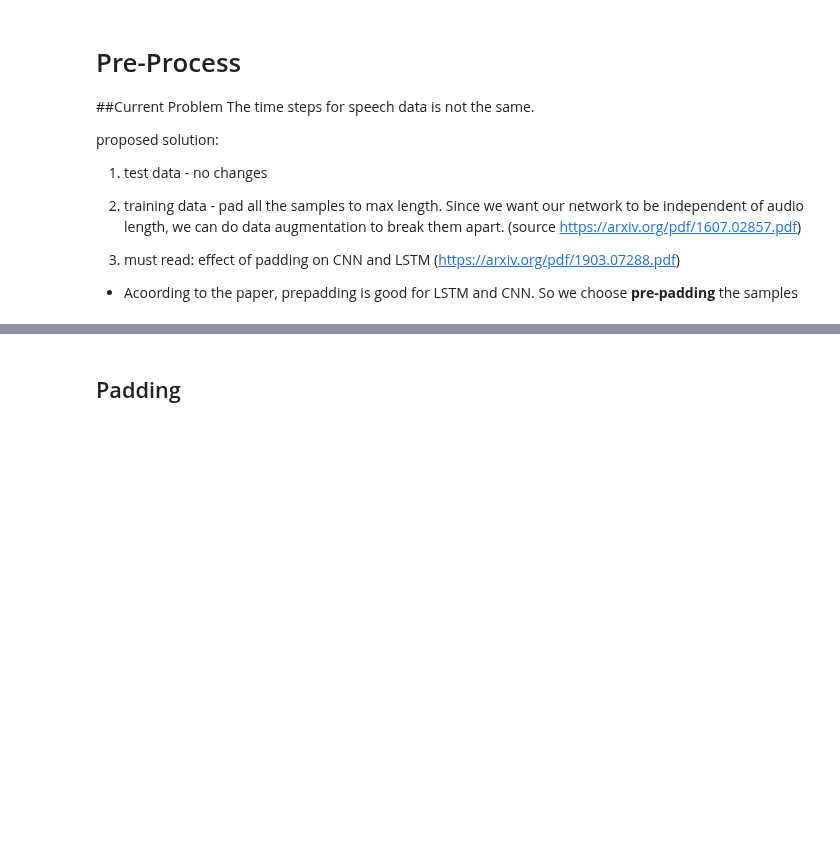
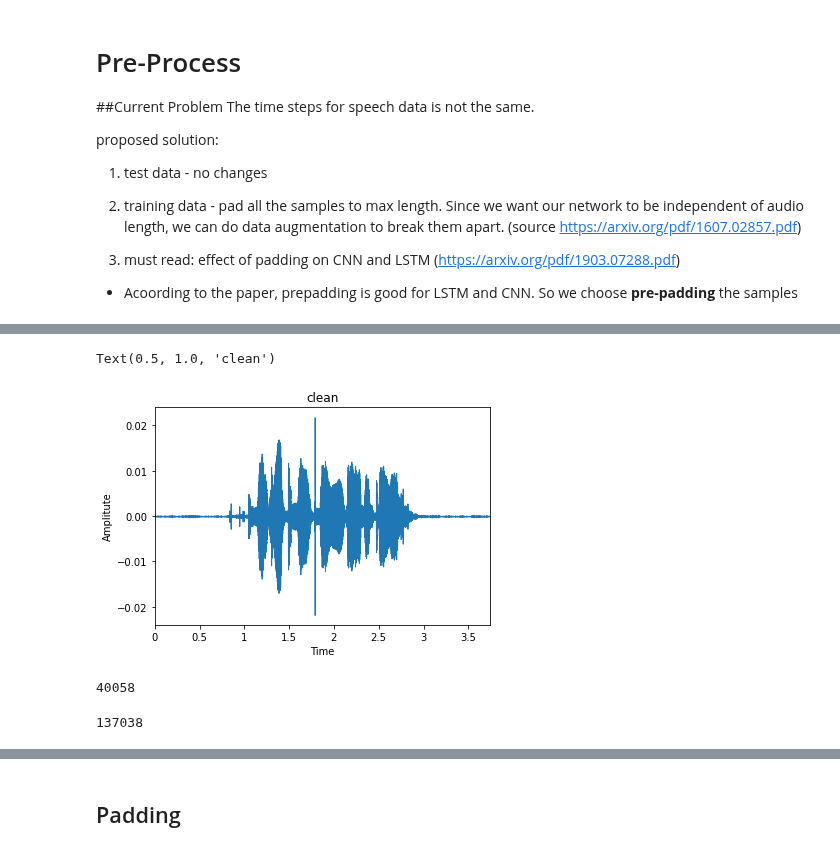
Before and after one commit to JordanFoss/STAT3007_Project, a Jupyter notebook: TimeDistributedCNN .ipynb, the cells around one changed output, grey strips where cells are left out. Cells and saved outputs as stored; diff of their text form; code cells hidden in the pictures; blank space fills up the shorter version.

```diff
--- a/TimeDistributedCNN .ipynb
+++ b/TimeDistributedCNN .ipynb
@@ -67,0 +85,10 @@ proposed solution:
+# %%
+test_sample, test_rate = librosa.load('/content/STAT3007_Project/Audio_Speech_Actors_01-24/Female/Actor_08/02-02-01-02-08.wav', sr= None)
+# %%
+plt.figure()
+display.waveplot(y = test_sample, sr = test_rate)
+plt.ylabel('Amplitute')
+plt.title('clean')
+# %% [output]
+Text(0.5, 1.0, 'clean')
+[figure, added]
@@ -67,0 +98,8 @@ proposed solution:
+# %%
+audio_start[0][0]
+# %% [output]
+40058
+# %%
+audio_start[0][-1]
+# %% [output]
+137038
```
Also changed, not shown: parts of 47 cells of this notebook.
